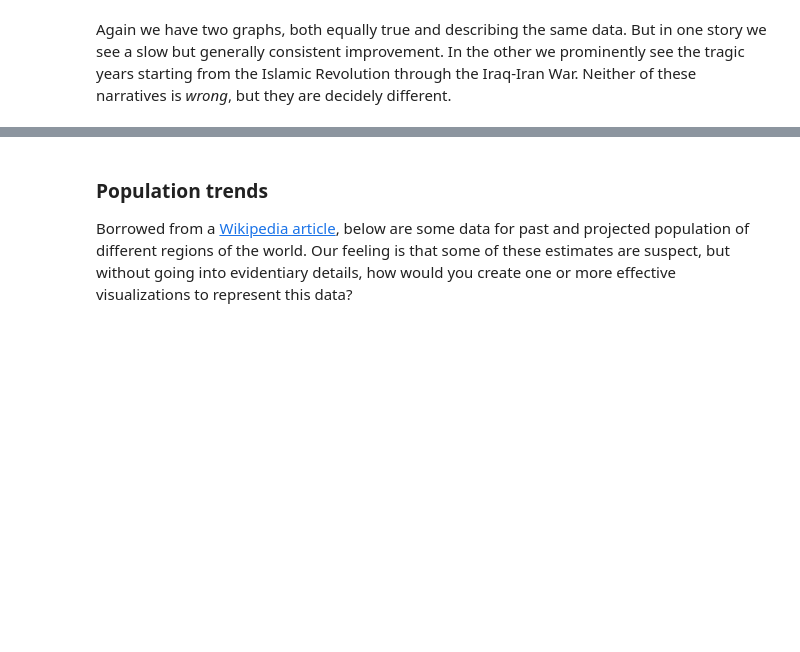
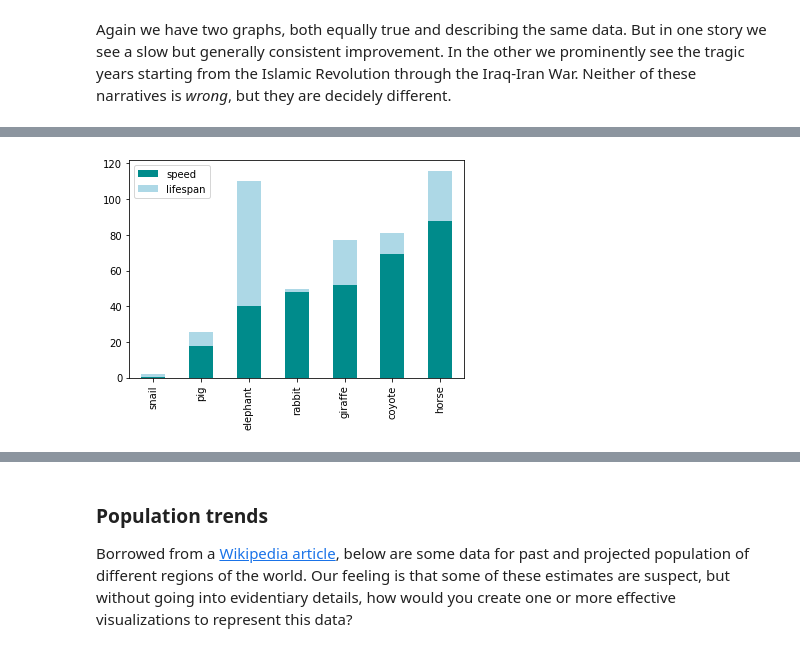
Before and after one commit to ssgantayat/ds-bootcamp-2021-03, a Jupyter notebook: Ethics_of_Visualization.ipynb, the cells around one changed output, grey strips where cells are left out. Saved outputs shown, nothing was run; the diff lists cells and outputs as text; code cells hidden in the pictures; blank space fills up the shorter version.

```diff
--- a/Ethics_of_Visualization.ipynb
+++ b/Ethics_of_Visualization.ipynb
@@ -233,0 +268,5 @@ fig.tight_layout()
+# %%
+animals = pd.read_csv('data/animals.csv', index_col=0)
+animals.plot.bar(stacked=True, color=['darkcyan', 'lightblue']);
+# %% [output]
+[figure, added]
```
Also changed, not shown: parts of 12 cells of this notebook, 9 other files.
